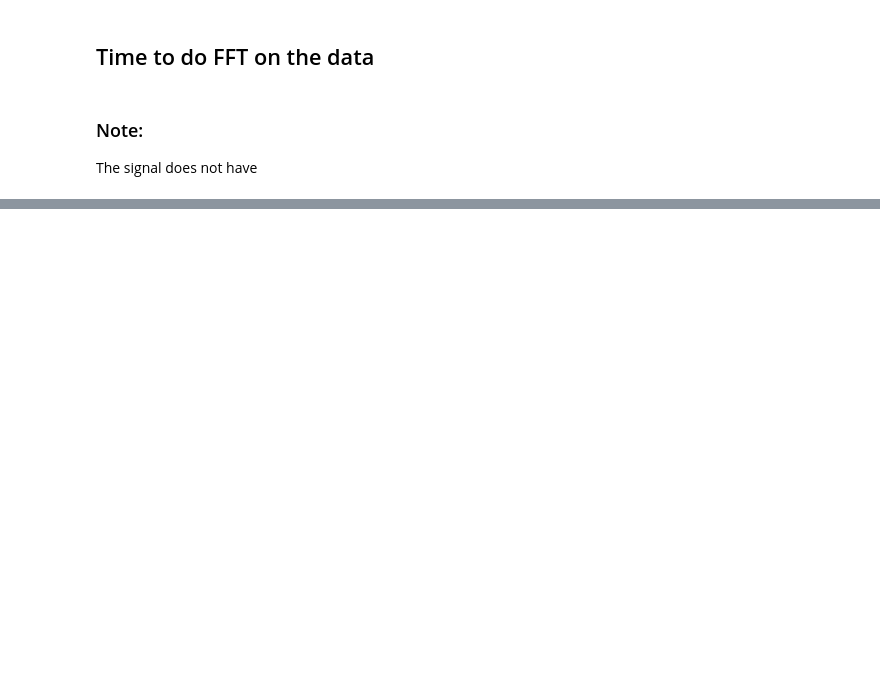
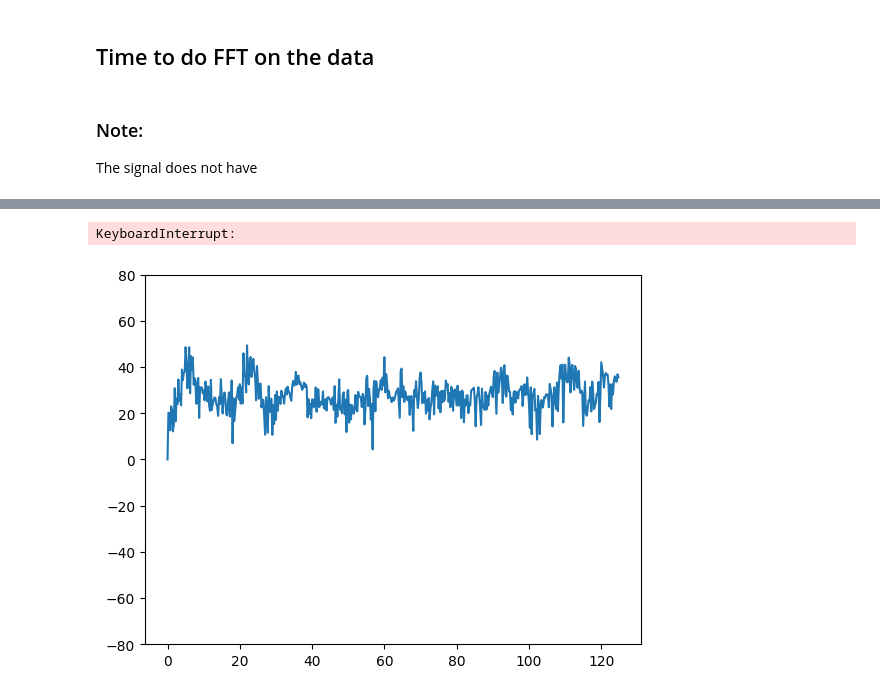
Before and after one commit to LeouYing/BCI-Project, a Jupyter notebook: lsl/receiver.ipynb, the cells around one changed output, grey strips where cells are left out. Cells and saved outputs as stored; diff of their text form; code cells hidden in the pictures; blank space fills up the shorter version.

```diff
--- a/lsl/receiver.ipynb
+++ b/lsl/receiver.ipynb
@@ -92,0 +113,57 @@ plt.plot(xf, yf_plot)
+# %%
+from IPython.display import display, clear_output
+import numpy as np
+import matplotlib.pyplot as plt
+from pylsl import StreamInlet, resolve_stream
+from scipy.fft import fft, ifft, fftfreq
+
+%matplotlib inline
+
+print("looking for an EEG stream...")
+streams = resolve_stream('type', 'EEG')
+
+fig = plt.figure()
+ax = fig.add_subplot(111)
+
+# create a new inlet to read from the stream
+inlet = StreamInlet(streams[0])
+data = np.array([])
+while True:
+    # get a new sample (you can also omit the timestamp part if you're not
+    # interested in it)
+    chunk, timestamps = inlet.pull_chunk()
+    if timestamps:
+        data = np.append(data, np.array(chunk).flatten())
+    if len(data) > 1000:
+        data = data[-1000:]
+
+        # Sample count
+        N = len(data)
+        # Sampling rate
+        fs = 250
+
+        # Sample spacing (inverse of sampling rate)
+        df = 1/fs
+
+        '''
+        FFT and frequency time scale
+        Halve the frequency domain due to real-time signal conjugate symmetry
+        '''
+        yf = fft(data)[:N//2]
+        xf = fftfreq(N, df)[:N//2]
+
+        '''
+        Convert power signal to normalized decibel
+        '''
+        yf_plot = 20*np.log10(np.abs(yf)/np.max(yf))
+        yf_plot -= yf_plot[0]
+
+        ax.clear()
+        ax.plot(xf, yf_plot)
+        ax.set_ylim(-80, 80)
+        display(fig)
+        clear_output(wait=True)
+    # plt.pause(0.1)
+# %% [output]
+KeyboardInterrupt:
+[figure, added]
```
Also changed, not shown: parts of 4 cells of this notebook, 1 other file.
